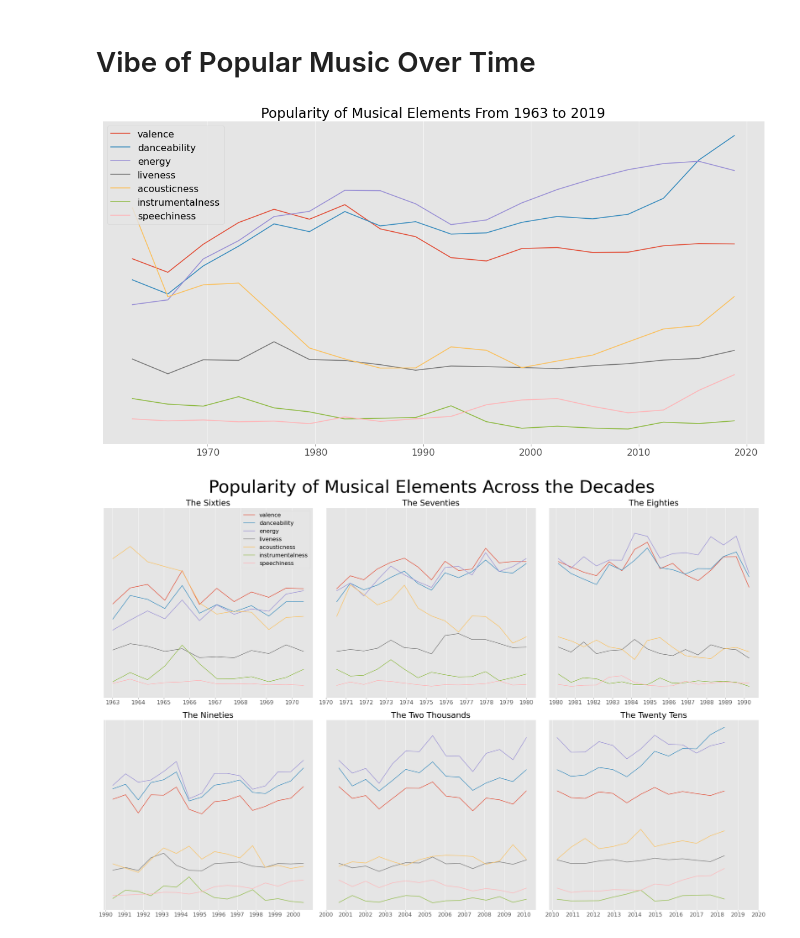
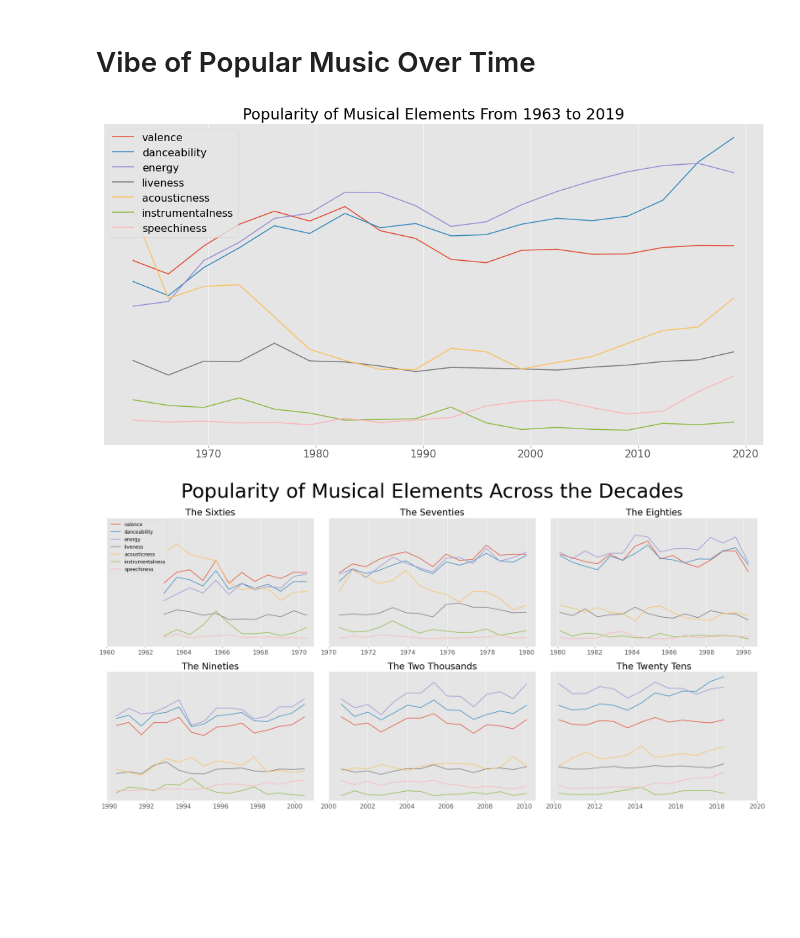
Before and after one commit to ZackMagnotti/tin-pan-data, a Jupyter notebook: vibe-analysis.ipynb, the cells around one changed output. Saved outputs shown, nothing was run; the diff lists cells and outputs as text; code cells hidden in the pictures; blank space fills up the shorter version.

Commit message:
refactoring image creation

```diff
--- a/vibe-analysis.ipynb
+++ b/vibe-analysis.ipynb
@@ -41,7 +41,7 @@ parameter_ts = pd.DataFrame(week_scores, index=week_dates)
 delta = dt.timedelta(days=1200)
 resampled = parameter_ts.resample(delta).mean()
 
-fig, ax = plt.subplots(figsize=(20,10))
+fig, ax = plt.subplots(figsize=(18,9))
 for p in normal_parameters:
     ax.plot(resampled.index, resampled[p])
 
@@ -49,9 +49,9 @@ ax.set_title('Popularity of Musical Elements From 1963 to 2019')
 ax.get_yaxis().set_visible(False)
 ax.legend(normal_parameters)
 
-fig.savefig('images/vibe/full_timeseries.png');
+fig.savefig('images/vibe_full_timeseries.png');
 # %% [output]
-[figure, old version]
+[figure, new version]
 # %%
 delta = dt.timedelta(days=250)
 resampled = parameter_ts.resample(delta).mean()
@@ -72,38 +72,36 @@ decade_ts = [sixties,
 
 decade_names = ['Sixties',
                 'Seventies',
                 'Eighties',
                 'Nineties',
                 'Two Thousands',
                 'Twenty Tens']
 
-timestamps = [dt.date(1963, 1, 1),
+timestamps = [dt.date(1960, 1, 1),
               dt.date(1970, 1, 1),
               dt.date(1980, 1, 1),
               dt.date(1990, 1, 1),
               dt.date(2000, 1, 1),
               dt.date(2010, 1, 1)]
 
-fig, ax = plt.subplots(2, 3, figsize=(27,18))
+fig, ax = plt.subplots(2, 3, figsize=(24,12))
 for a, name, ts, timestamp in zip(ax.flatten(), decade_names, decade_ts, timestamps):
     for p in normal_parameters:
         a.plot(ts.index, ts[p])
 
     a.set_title(f'The {name}')
     a.set_ylabel('Popularity')
     a.set_ylim(0, .65)
     a.get_yaxis().set_visible(False)
 
-    years = [timestamp + i*dt.timedelta(days=370) for i in range(11)]
-    if name == 'Sixties':
-        years = [timestamp + i*dt.timedelta(days=370) for i in range(8)]
+    years = [timestamp + i*dt.timedelta(days=370) for i in range(0, 11, 2)]
     a.set_xticks(years)
     a.set_xticklabels([year.year for year in years])
 
-ax[0,0].legend(normal_parameters)
+ax[0,0].legend(normal_parameters, fontsize=12)
 fig.suptitle('Popularity of Musical Elements Across the Decades', fontsize=50)
 fig.tight_layout()
 
-fig.savefig('images/vibe/by_decade.png')
+fig.savefig('images/vibe_by_decade.png')
 # %% [output]
-[figure, old version]
+[figure, new version]
```
Also changed, not shown: 4 other files.
